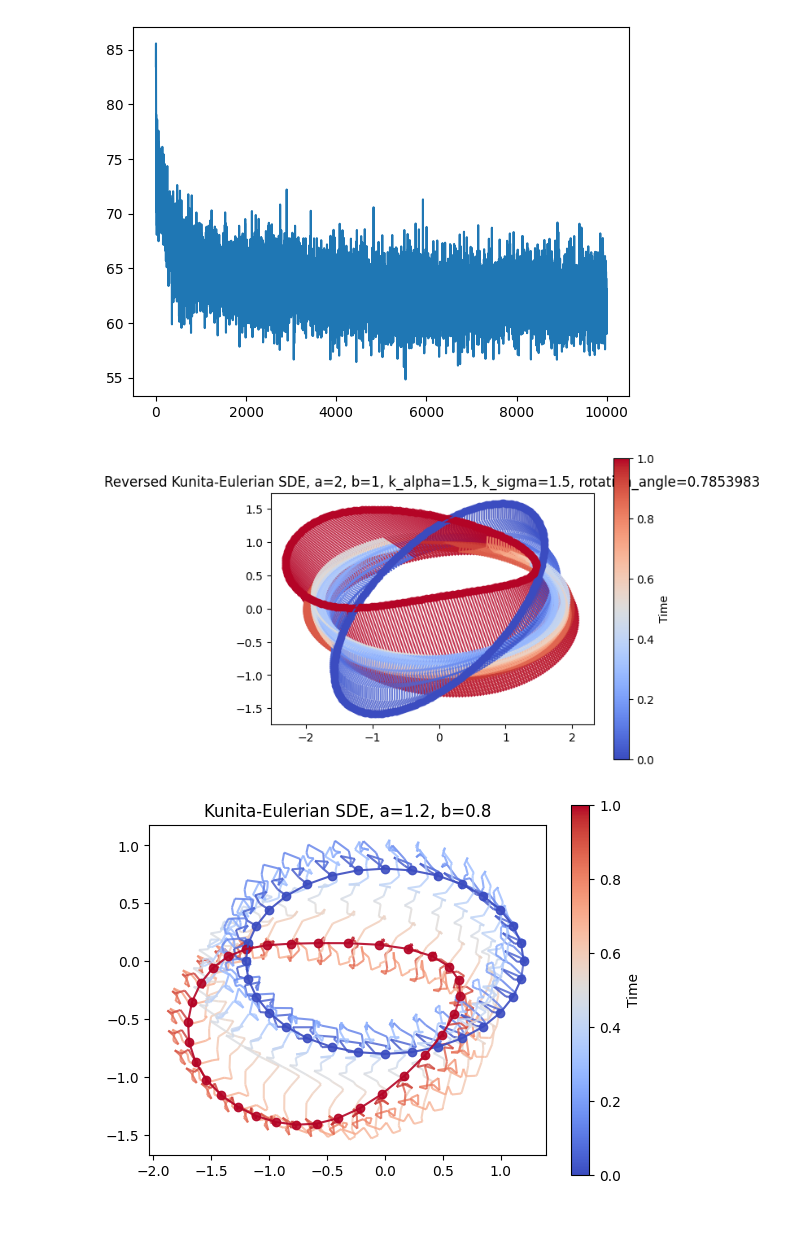
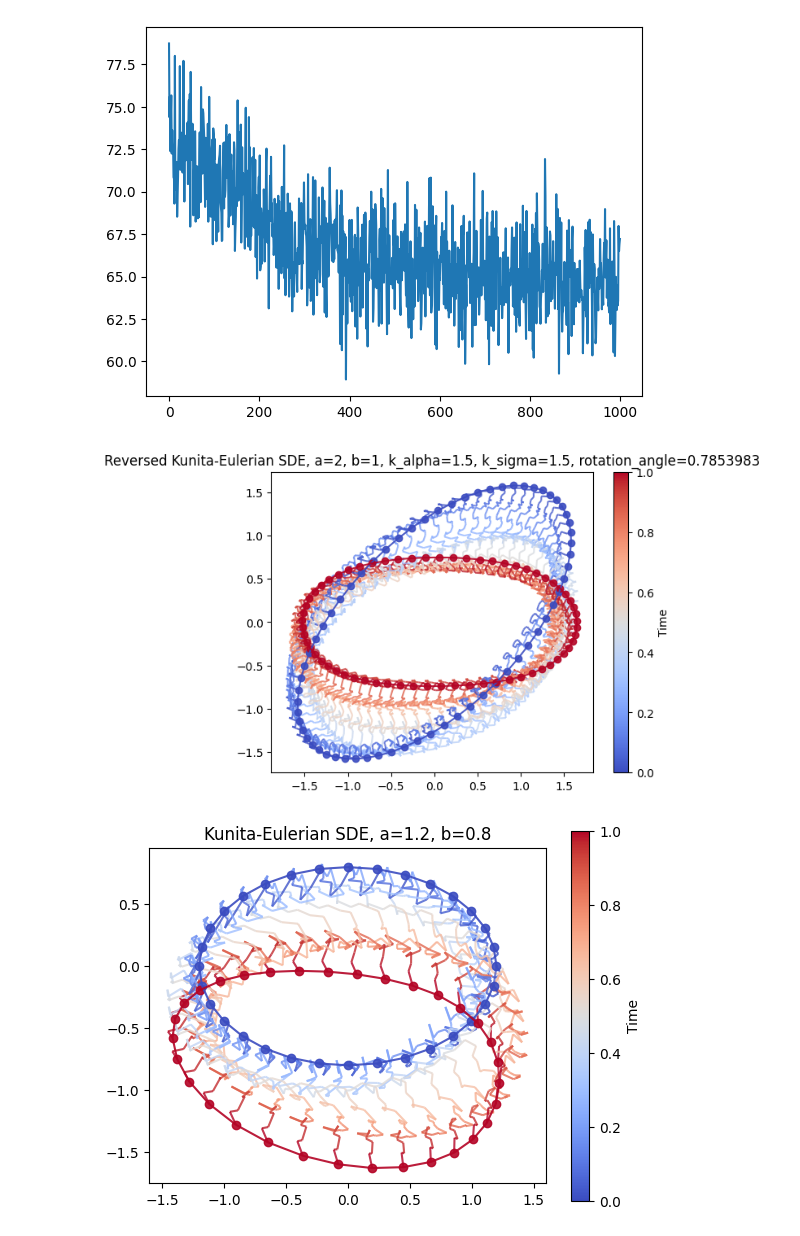
Before and after one commit to MateosCz/DSM_learning_notebook, a Jupyter notebook: neuralOP.ipynb, the cells around one changed output. Drawn from its saved outputs; the diff is of its cells as text; code cells hidden in the pictures.

```diff
--- a/neuralOP.ipynb
+++ b/neuralOP.ipynb
@@ -87,14 +87,14 @@ plt.show()
 print(xs_1.shape)
 print(x_0_1.shape)
 train_state_1 = trainer.train_state_init(model, lr=5e-4, model_kwargs={'x': jax.random.normal(jrandom.PRNGKey(get_random_int()), x_0_1[0].shape), 't': jnp.array([0]), 'x0': x_0_1[0], 'object_fn': 'Heng'})
-train_state_1, losses_1 = trainer.train(train_state_1, kunita_eulerian_sde_1, kunita_eulerian_sde_solver_1, ellipse_data_generator_1, 10000, batch_size=16)
+train_state_1, losses_1 = trainer.train(train_state_1, kunita_eulerian_sde_1, kunita_eulerian_sde_solver_1, ellipse_data_generator_1, 1000, batch_size=16)
 plt.plot(losses_1)
 plt.show()
 score_fn_1 = lambda x, t, x0: train_state_1.apply_fn(train_state_1.params, x, t)
-ellipse_data_generator_test_1 = ToyData.EllipseDataGenerator(landmark_num=256, a=a_1, b=b_1, rotation_matrix=rotation_matrix_2, center=center_1, seed=get_random_int())
+ellipse_data_generator_test_1 = ToyData.EllipseDataGenerator(landmark_num=64, a=a_1, b=b_1, rotation_matrix=rotation_matrix_2, center=center_1, seed=get_random_int())
 xt_1 = ellipse_data_generator_test_1.generate_data(1)
-reversed_sde_1 = SDE.Time_Reversed_SDE(kunita_eulerian_sde_1, score_fn_1, 1, 0.02)
-reversed_sde_solver_1 = SDESolver.EulerMaruyama.from_sde(reversed_sde_1, 0.02, 1, 2, condition_x=x_0_1[0])
+reversed_sde_1 = SDE.Time_Reversed_SDE(kunita_eulerian_sde_1, score_fn_1, 1, 0.01)
+reversed_sde_solver_1 = SDESolver.EulerMaruyama.from_sde(reversed_sde_1, 0.01, 1, 2, condition_x=x_0_1[0])
 xs_1, _ = reversed_sde_solver_1.solve(xt_1[0], jrandom.PRNGKey(get_random_int()))
 plot_trajectory_2d(xs_1, "Reversed Kunita-Eulerian SDE, a="+str(a_1)+", b="+str(b_1)+", k_alpha="+str(k_alpha_1)+", k_sigma="+str(k_sigma_1)+", rotation_angle="+str(geometry.get_rotation_angle(rotation_matrix_2)), simplified=False)
 plt.show()
@@ -107,14 +107,14 @@ plot_matrix(diffusions_2[0,49] @ diffusions_2[0,49].T, "Kunita-Eulerian SDE diff
 plot_matrix(diffusions_2[0, -1] @ diffusions_2[0, -1].T, "Kunita-Eulerian SDE diffusion matrix t=1")
 plt.show()
 train_state_2 = trainer.train_state_init(model, lr=1e-4, model_kwargs={'x': jax.random.normal(jrandom.PRNGKey(get_random_int()), x_0_2[0].shape), 't': jnp.array([0]), 'x0': x_0_2[0], 'object_fn': 'Heng'})
-train_state_2, losses_2 = trainer.train(train_state_2, kunita_eulerian_sde_2, kunita_eulerian_sde_solver_2, ellipse_data_generator_2, 10000, batch_size=8)
+train_state_2, losses_2 = trainer.train(train_state_2, kunita_eulerian_sde_2, kunita_eulerian_sde_solver_2, ellipse_data_generator_2, 1000, batch_size=8)
 plt.plot(losses_2)
 plt.show()
 score_fn_2 = lambda x, t, x0: train_state_2.apply_fn(train_state_2.params, x, t)
 ellipse_data_generator_test_2 = ToyData.EllipseDataGenerator(landmark_num=64, a=a_2, b=b_2, rotation_matrix=rotation_matrix_2, center=center_2, seed=get_random_int())
 xt_2 = ellipse_data_generator_test_2.generate_data(1)
-reversed_sde_2 = SDE.Time_Reversed_SDE(kunita_eulerian_sde_2, score_fn_2, 1, 0.02)
-reversed_sde_solver_2 = SDESolver.EulerMaruyama.from_sde(reversed_sde_2, 0.02, 1, 2, condition_x=x_0_2[0])
+reversed_sde_2 = SDE.Time_Reversed_SDE(kunita_eulerian_sde_2, score_fn_2, 1, 0.01)
+reversed_sde_solver_2 = SDESolver.EulerMaruyama.from_sde(reversed_sde_2, 0.01, 1, 2, condition_x=x_0_2[0])
 xs_2, _ = reversed_sde_solver_2.solve(xt_2[0], jrandom.PRNGKey(get_random_int()))
 plot_trajectory_2d(xs_2, "Reversed Kunita-Eulerian SDE, a="+str(a_2)+", b="+str(b_2)+", k_alpha="+str(k_alpha_2)+", k_sigma="+str(k_sigma_2)+", rotation_angle="+str(geometry.get_rotation_angle(rotation_matrix_2)), simplified=False)
 plt.show()
@@ -127,14 +127,14 @@ plot_matrix(diffusions_3[0,49] @ diffusions_3[0,49].T, "Kunita-Eulerian SDE diff
 plot_matrix(diffusions_3[0, -1] @ diffusions_3[0, -1].T, "Kunita-Eulerian SDE diffusion matrix t=1")
 plt.show()
 train_state_3 = trainer.train_state_init(model, lr=1e-4, model_kwargs={'x': jax.random.normal(jrandom.PRNGKey(get_random_int()), x_0_3[0].shape), 't': jnp.array([0]), 'x0': x_0_3[0], 'object_fn': 'Heng'})
-train_state_3, losses_3 = trainer.train(train_state_3, kunita_eulerian_sde_3, kunita_eulerian_sde_solver_3, ellipse_data_generator_3, 10000, batch_size=16)
+train_state_3, losses_3 = trainer.train(train_state_3, kunita_eulerian_sde_3, kunita_eulerian_sde_solver_3, ellipse_data_generator_3, 5000, batch_size=16)
 plt.plot(losses_3)
 plt.show()
 score_fn_3 = lambda x, t, x0: train_state_3.apply_fn(train_state_3.params, x, t)
 ellipse_data_generator_test_3 = ToyData.EllipseDataGenerator(landmark_num=64, a=a_3, b=b_3, rotation_matrix=rotation_matrix_2, center=center_3, seed=get_random_int())
 xt_3 = ellipse_data_generator_test_3.generate_data(1)
-reversed_sde_3 = SDE.Time_Reversed_SDE(kunita_eulerian_sde_3, score_fn_3, 1, 0.02)
-reversed_sde_solver_3 = SDESolver.EulerMaruyama.from_sde(reversed_sde_3, 0.02, 1, 2, condition_x=x_0_3[0])
+reversed_sde_3 = SDE.Time_Reversed_SDE(kunita_eulerian_sde_3, score_fn_3, 1, 0.01)
+reversed_sde_solver_3 = SDESolver.EulerMaruyama.from_sde(reversed_sde_3, 0.01, 1, 2, condition_x=x_0_3[0])
 xs_3, _ = reversed_sde_solver_3.solve(xt_3[0], jrandom.PRNGKey(get_random_int()))
 plot_trajectory_2d(xs_3, "Reversed Kunita-Eulerian SDE, a="+str(a_3)+", b="+str(b_3)+", k_alpha="+str(k_alpha_3)+", k_sigma="+str(k_sigma_3)+", rotation_angle="+str(geometry.get_rotation_angle(rotation_matrix_2)), simplified=False)
 plt.show()
@@ -154,7 +154,7 @@ plt.show()
 
 train_state_4 = trainer.train_state_init(model, lr=1e-4, model_kwargs={'x': jax.random.normal(jrandom.PRNGKey(get_random_int()), x_0_4[0].shape), 't': jnp.array([0]), 'x0': x_0_4[0], 'object_fn': 'Heng'})
 
-train_state_4, losses_4 = trainer.train(train_state_4, kunita_eulerian_sde_4, kunita_eulerian_sde_solver_4, ellipse_data_generator_4, 10000, batch_size=16)
+train_state_4, losses_4 = trainer.train(train_state_4, kunita_eulerian_sde_4, kunita_eulerian_sde_solver_4, ellipse_data_generator_4, 1000, batch_size=16)
 
 plt.plot(losses_4)
 plt.show()
@@ -163,8 +163,8 @@ score_fn_4 = lambda x, t, x0: train_state_4.apply_fn(train_state_4.params, x, t)
 
 ellipse_data_generator_test_4 = ToyData.EllipseDataGenerator(landmark_num=64, a=a_4, b=b_4, rotation_matrix=rotation_matrix_2, center=center_4, seed=get_random_int())
 xt_4 = ellipse_data_generator_test_4.generate_data(1)
-reversed_sde_4 = SDE.Time_Reversed_SDE(kunita_eulerian_sde_4, score_fn_4, 1, 0.02)
-reversed_sde_solver_4 = SDESolver.EulerMaruyama.from_sde(reversed_sde_4, 0.02, 1, 2, condition_x=x_0_4[0])
+reversed_sde_4 = SDE.Time_Reversed_SDE(kunita_eulerian_sde_4, score_fn_4, 1, 0.01)
+reversed_sde_solver_4 = SDESolver.EulerMaruyama.from_sde(reversed_sde_4, 0.01, 1, 2, condition_x=x_0_4[0])
 xs_4, _ = reversed_sde_solver_4.solve(xt_4[0], jrandom.PRNGKey(get_random_int()))
 plot_trajectory_2d(xs_4, "Reversed Kunita-Eulerian SDE, a="+str(a_4)+", b="+str(b_4)+", k_alpha="+str(k_alpha_4)+", k_sigma="+str(k_sigma_4)+", rotation_angle="+str(geometry.get_rotation_angle(rotation_matrix_2)), simplified=False)
 plt.show()
@@ -176,7 +176,7 @@ plt.show()
 (16, 51, 32, 2)
 (16, 32, 2)
 (50, 16)
-[figure, old version]
+[figure, new version]
-[figure, old version]
+[figure, new version]
-[figure, old version]
+[figure, new version]
 [figure]
```
Also changed, not shown: parts of 4 cells of this notebook, 2 other files.
